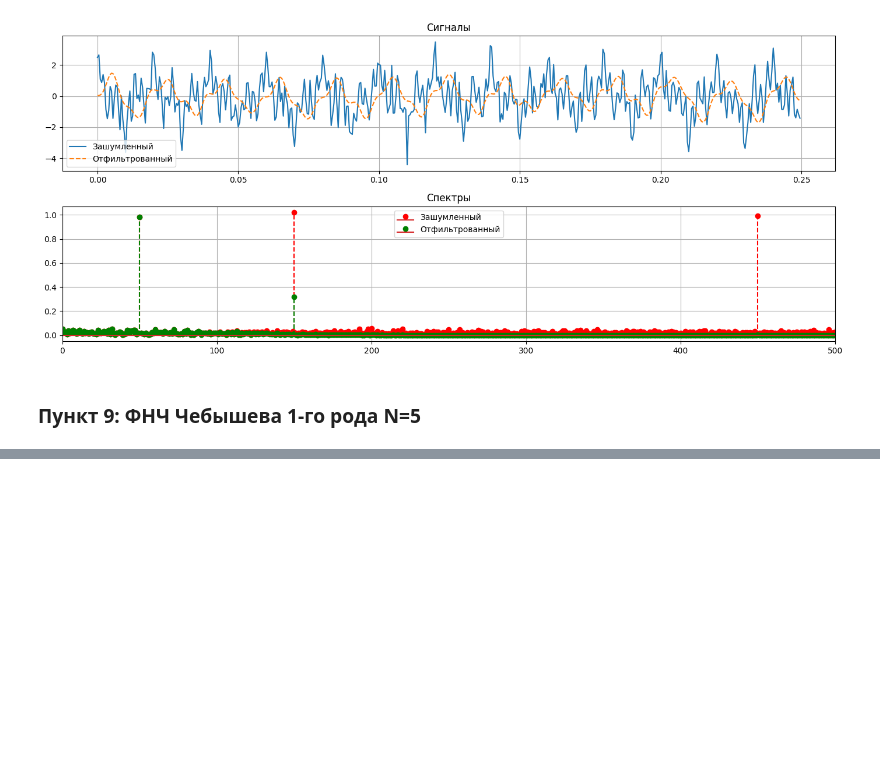
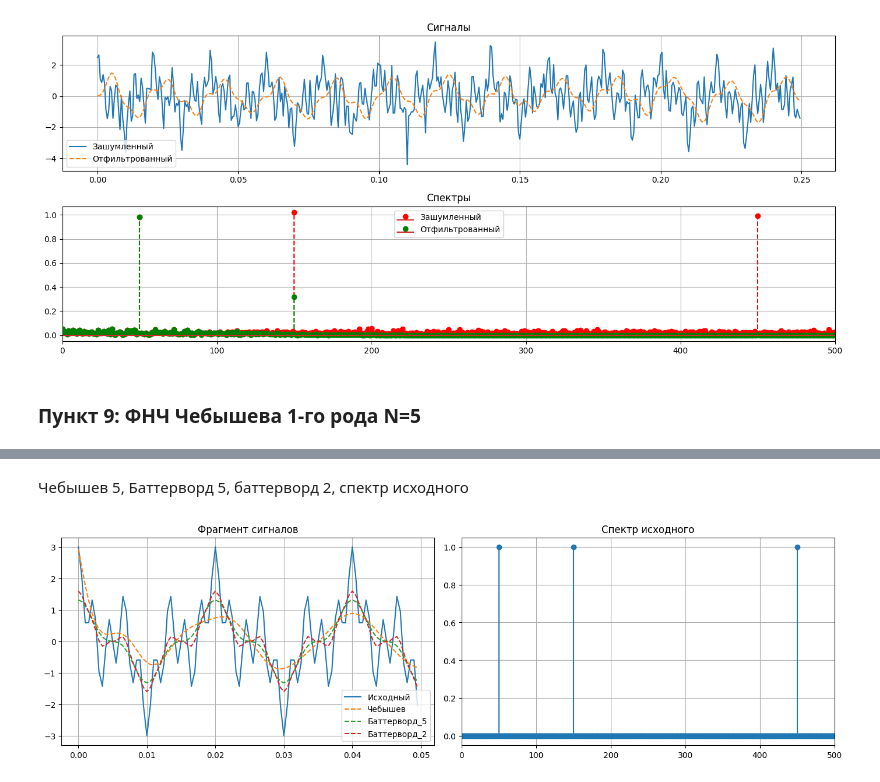
Before and after one commit to KamenevIvan/DPoS, a Jupyter notebook: lab3.ipynb, the cells around one changed output, grey strips where cells are left out. Cells and saved outputs as stored; diff of their text form; code cells hidden in the pictures; blank space fills up the shorter version.

```diff
--- a/lab3.ipynb
+++ b/lab3.ipynb
@@ -456,0 +454,30 @@ plt.show()
+# %% [markdown]
+Чебышев 5, Баттерворд 5, баттерворд 2, спектр исходного
+# %%
+n2 = 2
+H2 = butterworth_H(w, wc, n2)
+Y2 = X * np.abs(H2)
+y2 = np.fft.ifft(Y2).real
+
+plt.figure(figsize=(14, 12))
+plt.subplot(3, 2, 1)
+plt.plot(t[:100], x[:100], label='Исходный')
+plt.plot(t[:100], y_cheb[:100], '--', label='Чебышев')
+plt.plot(t[:100], y5[:100], '--', label='Баттерворд_5')
+plt.plot(t[:100], y2[:100], '--', label='Баттерворд_2')
+plt.title('Фрагмент сигналов')
+plt.legend()
+plt.grid(True)
+
+plt.subplot(3, 2, 2)
+plt.stem(freq[pos_idx], np.abs(X[pos_idx]) * 2 / N, basefmt=' ')
+plt.title('Спектр исходного')
+plt.xlim(0, 500)
+plt.grid(True)
+
+A_cheb = np.abs(Y_cheb[idx_50]) * 2 / N
+
+plt.tight_layout()
+plt.show()
+# %% [output]
+[figure, added]
```
Also changed, not shown: parts of 8 cells of this notebook.
